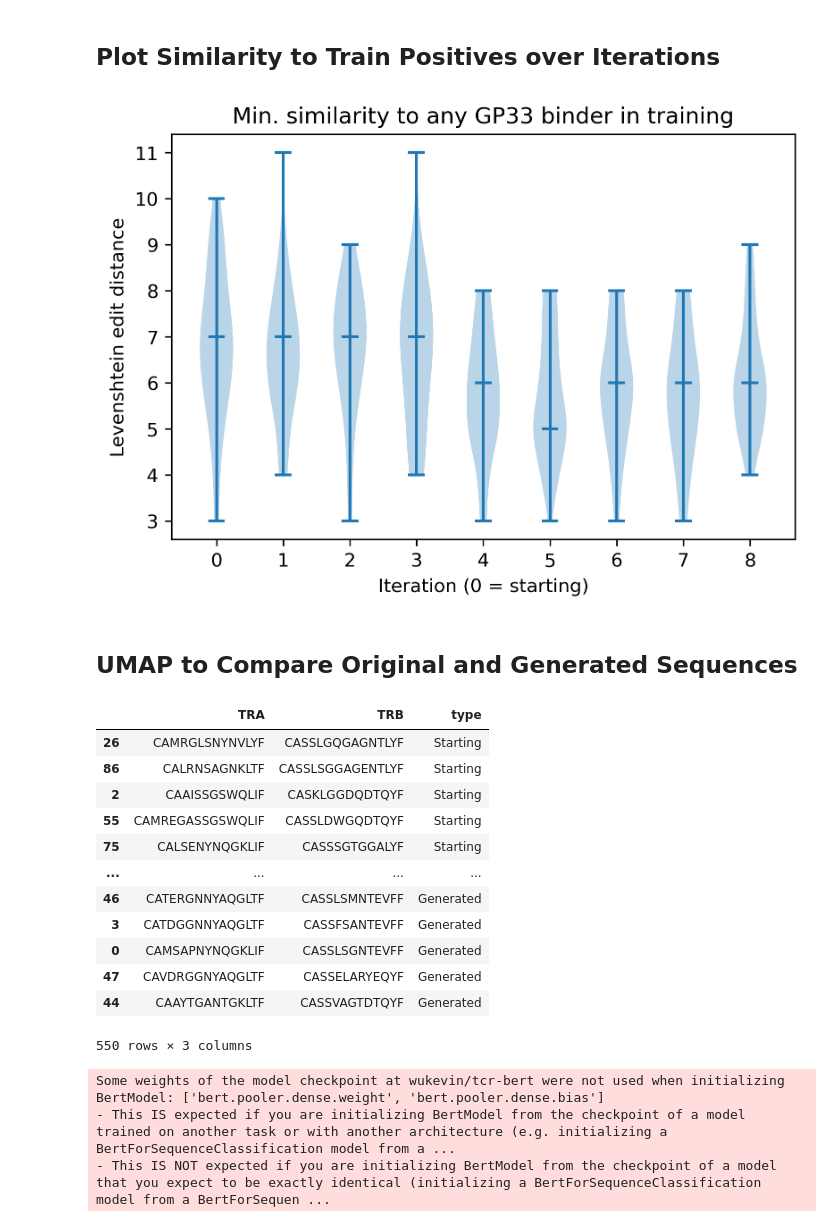
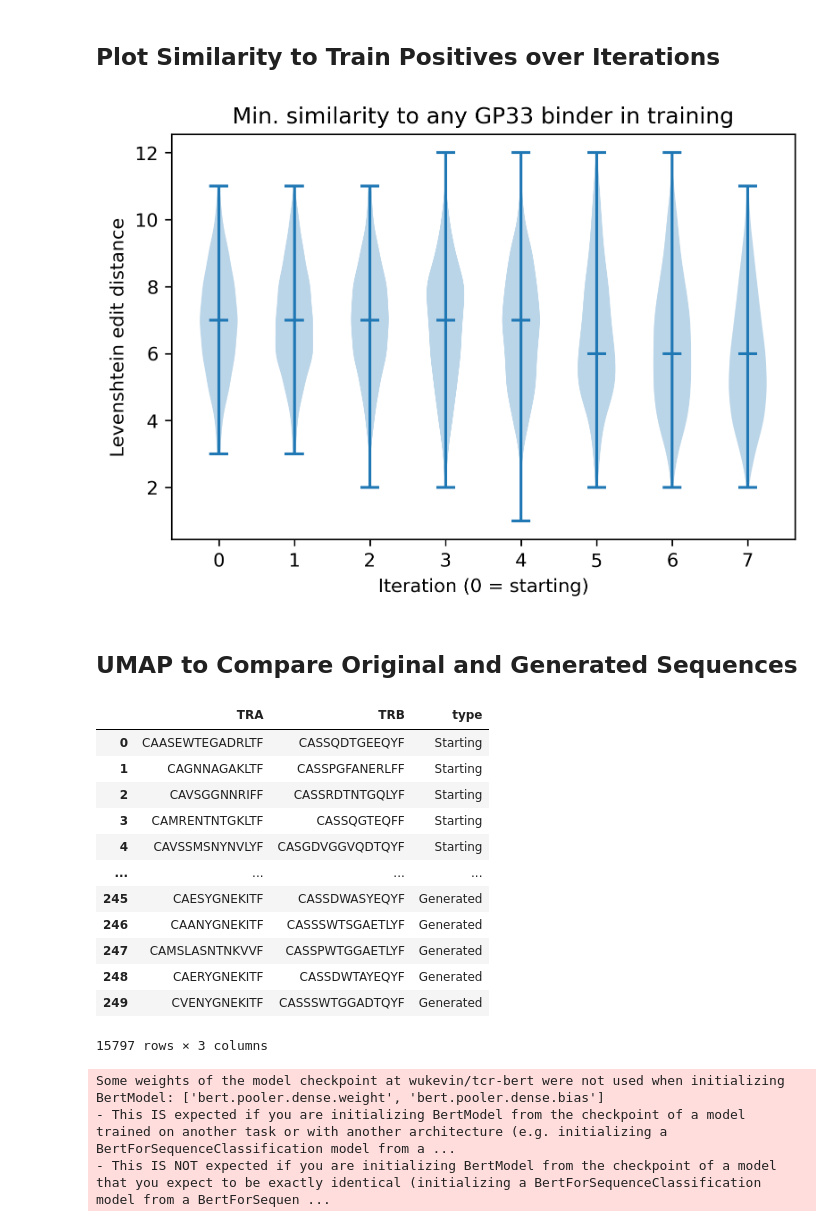
Before and after one commit to swansonk14/tcr-bert, a Jupyter notebook: jupyter/tcr_engineering_analysis.ipynb, the cells around one changed output. Saved outputs shown, nothing was run; the diff lists cells and outputs as text; code cells hidden in the pictures.

```diff
--- a/jupyter/tcr_engineering_analysis.ipynb
+++ b/jupyter/tcr_engineering_analysis.ipynb
@@ -161,8 +144,8 @@ net = model_utils.load_two_part_bert_classifier(model_dir=model_dir, device=devi
 ## Generate Sequences
 # %%
 # Start with 100 randomly sampled negative sequences of heterogeneous length
-rng = np.random.default_rng(seed=0)
-random_indices = rng.choice(len(lcmv_test_neg), size=100, replace=False)
+rng = np.random.default_rng(seed=1)
+random_indices = rng.choice(len(lcmv_test_neg), size=500, replace=False)
 
 starting_sequences = list(zip(
     lcmv_test_neg.iloc[random_indices]['TRA'],
@@ -177,7 +160,7 @@ per_iteration_pvalues, per_iteration_best_seqs = mcmc.generate_binding_sequences
     dl.TcrFineTuneDataset,
     {'skorch_mode': True, 'idx_encode': True},
     n_iter=15,
-    min_prob=0.95,
+    min_prob=0.99,
     method='mlm',
     seed=6464,
     device=device,
@@ -187,3 +170,8 @@ INFO:root:Stopping generation, min predicted prob exceeds floor of 0.95
 # %%
 # Get final iteration TRAs and TRBs
-generated_tras, generated_trbs = zip(*per_iteration_best_seqs[-1])
+generated_tcrs = per_iteration_best_seqs[-1]
+generated_tras, generated_trbs = zip(*generated_tcrs)
+print(f'Number of generated sequences = {len(generated_tras):,}')
+print(f'Number of unique TRA/TRB pairs = {len(set(generated_tcrs)):,}')
+print(f'Number of unique TRAs = {len(set(generated_tras)):,}')
+print(f'Number of unique TRBs = {len(set(generated_trbs)):,}')
@@ -224,38 +217,40 @@ ax.set(
 fig.savefig(plot_dir / 'similarity_known_binding_iters.pdf', bbox_inches='tight')
 fig.show()
 # %% [output]
-[figure, old version]
+[figure, new version]
 # %% [markdown]
 ## UMAP to Compare Original and Generated Sequences
 # %%
-starting_df = pd.DataFrame({'TRA': starting_tras, 'TRB': starting_trbs, 'type': 'Starting'})
-lcmv_train_neg_df = pd.DataFrame({'TRA': lcmv_train_neg['TRA'], 'TRB': lcmv_train_neg['TRB'], 'type': 'Train Negative'})
-lcmv_train_pos_df = pd.DataFrame({'TRA': lcmv_train_pos['TRA'], 'TRB': lcmv_train_pos['TRB'], 'type': 'Train Positive'})
-lcmv_test_neg_df = pd.DataFrame({'TRA': lcmv_test_neg['TRA'], 'TRB': lcmv_test_neg['TRB'], 'type': 'Test Negative'})
-lcmv_test_pos_df = pd.DataFrame({'TRA': lcmv_test_pos['TRA'], 'TRB': lcmv_test_pos['TRB'], 'type': 'Test Positive'})
-generated_df = pd.DataFrame({'TRA': generated_tras, 'TRB': generated_trbs, 'type': 'Generated'})
+dfs = [
+    pd.DataFrame({'TRA': starting_tras, 'TRB': starting_trbs, 'type': 'Starting'}),
+    pd.DataFrame({'TRA': lcmv_train_neg['TRA'], 'TRB': lcmv_train_neg['TRB'], 'type': 'Train Negative'}),
+    pd.DataFrame({'TRA': lcmv_train_pos['TRA'], 'TRB': lcmv_train_pos['TRB'], 'type': 'Train Positive'}),
+    pd.DataFrame({'TRA': lcmv_test_neg['TRA'], 'TRB': lcmv_test_neg['TRB'], 'type': 'Test Negative'}),
+    pd.DataFrame({'TRA': lcmv_test_pos['TRA'], 'TRB': lcmv_test_pos['TRB'], 'type': 'Test Positive'}),
+    pd.DataFrame({'TRA': generated_tras, 'TRB': generated_trbs, 'type': 'Generated'})
+]
 
-num_tcrs_per_set = 100
+num_tcrs_per_set = None
 
-tcrs_df = pd.concat([
-    df.sample(n=min(len(df), num_tcrs_per_set), replace=False, random_state=0)
-    for df in [starting_df, lcmv_train_neg_df, lcmv_train_pos_df, lcmv_test_neg_df, lcmv_test_pos_df, generated_df]
-])
+if num_tcrs_per_set is not None:
+    dfs = [df.sample(n=min(num_tcrs_per_set, len(df)), replace=False, random_state=0) for df in dfs]
+
+tcrs_df = pd.concat(dfs)
 tcrs_df
 # %% [output]
 |  | TRA | TRB | type |
-| 26 | CAMRGLSNYNVLYF | CASSLGQGAGNTLYF | Starting |
-| 86 | CALRNSAGNKLTF | CASSLSGGAGENTLYF | Starting |
-| 2 | CAAISSGSWQLIF | CASKLGGDQDTQYF | Starting |
-| 55 | CAMREGASSGSWQLIF | CASSLDWGQDTQYF | Starting |
-| 75 | CALSENYNQGKLIF | CASSSGTGGALYF | Starting |
+| 0 | CAASEWTEGADRLTF | CASSQDTGEEQYF | Starting |
+| 1 | CAGNNAGAKLTF | CASSPGFANERLFF | Starting |
+| 2 | CAVSGGNNRIFF | CASSRDTNTGQLYF | Starting |
+| 3 | CAMRENTNTGKLTF | CASSQGTEQFF | Starting |
+| 4 | CAVSSMSNYNVLYF | CASGDVGGVQDTQYF | Starting |
 | ... | ... | ... | ... |
-| 46 | CATERGNNYAQGLTF | CASSLSMNTEVFF | Generated |
-| 3 | CATDGGNNYAQGLTF | CASSFSANTEVFF | Generated |
-| 0 | CAMSAPNYNQGKLIF | CASSLSGNTEVFF | Generated |
-| 47 | CAVDRGGNYAQGLTF | CASSELARYEQYF | Generated |
-| 44 | CAAYTGANTGKLTF | CASSVAGTDTQYF | Generated |
+| 245 | CAESYGNEKITF | CASSDWASYEQYF | Generated |
+| 246 | CAANYGNEKITF | CASSSWTSGAETLYF | Generated |
+| 247 | CAMSLASNTNKVVF | CASSPWTGGAETLYF | Generated |
+| 248 | CAERYGNEKITF | CASSDWTAYEQYF | Generated |
+| 249 | CVENYGNEKITF | CASSSWTGGADTQYF | Generated |
-550 rows × 3 columns
+15797 rows × 3 columns
 # %%
 embeds = model_utils.get_transformer_embeddings(
     model_dir='wukevin/tcr-bert',
```
Also changed, not shown: parts of 17 cells of this notebook.
